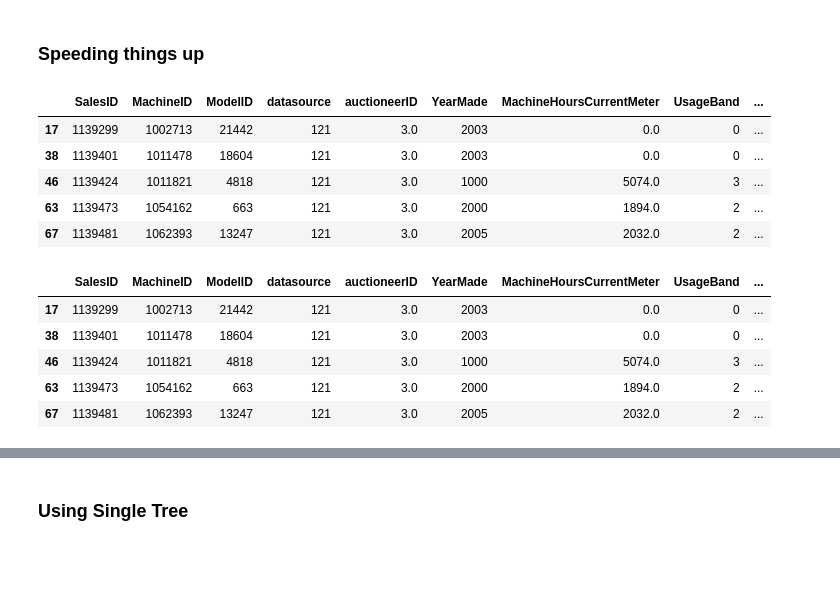
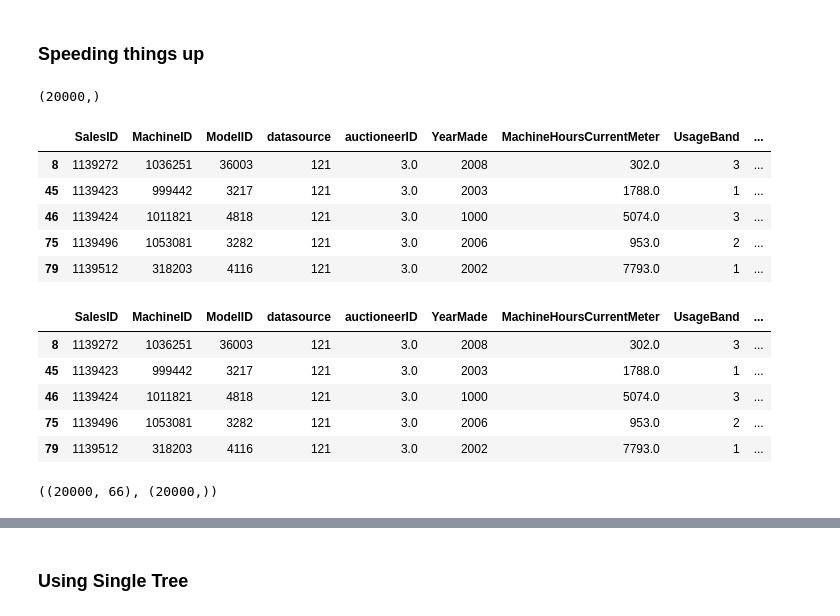
Before and after one commit to Ubaid-Manzoor/Blue-Book-for-Bulldozers-Kaggle, a Jupyter notebook: code/code.ipynb, the cells around one changed output, grey strips where cells are left out. Cells and saved outputs as stored; diff of their text form; code cells hidden in the pictures; blank space fills up the shorter version.

```diff
--- a/code/code.ipynb
+++ b/code/code.ipynb
@@ -229,5 +274,5 @@ df_raw.to_feather(f'{PATH}tmp/raw')
 # %% [markdown]
 ## Load Data from Feather form
 # %%
-df_raw = pd.read_feather(f'{PATH}tmp/raw')
+loaded_initial_df = pd.read_feather(f'{PATH}tmp/raw')
 # %%
@@ -298,26 +352,34 @@ Wall time: 50.8 s
 # %% [markdown]
 ### Speeding things up
 # %%
-df_trn, y_trn,_ = proc_df(df_raw, 'SalePrice', subset=30000) #Random Subset
-X_train, _ = split_vals(df_trn,20000)
-y_train, _ = split_vals(y_trn, 20000)
+processed_df, y,_ = proc_df(loaded_initial_df, 'SalePrice', subset=30000) #Random Subset
+X_train_processed, _ = split_vals(processed_df,20000)
+y_train, _ = split_vals(y, 20000)
+# %%
+y_train.shape
+# %% [output]
+(20000,)
 # %%
-X_train.head()
+X_train_processed.head()
 # %% [output]
 |  | SalesID | MachineID | ModelID | datasource | auctioneerID | YearMade | MachineHoursCurrentMeter | UsageBand | ... |
-| 17 | 1139299 | 1002713 | 21442 | 121 | 3.0 | 2003 | 0.0 | 0 | ... |
-| 38 | 1139401 | 1011478 | 18604 | 121 | 3.0 | 2003 | 0.0 | 0 | ... |
+| 8 | 1139272 | 1036251 | 36003 | 121 | 3.0 | 2008 | 302.0 | 3 | ... |
+| 45 | 1139423 | 999442 | 3217 | 121 | 3.0 | 2003 | 1788.0 | 1 | ... |
 | 46 | 1139424 | 1011821 | 4818 | 121 | 3.0 | 1000 | 5074.0 | 3 | ... |
-| 63 | 1139473 | 1054162 | 663 | 121 | 3.0 | 2000 | 1894.0 | 2 | ... |
-| 67 | 1139481 | 1062393 | 13247 | 121 | 3.0 | 2005 | 2032.0 | 2 | ... |
+| 75 | 1139496 | 1053081 | 3282 | 121 | 3.0 | 2006 | 953.0 | 2 | ... |
+| 79 | 1139512 | 318203 | 4116 | 121 | 3.0 | 2002 | 7793.0 | 1 | ... |
 # %%
-df_trn.head()
+processed_df.head()
 # %% [output]
 |  | SalesID | MachineID | ModelID | datasource | auctioneerID | YearMade | MachineHoursCurrentMeter | UsageBand | ... |
-| 17 | 1139299 | 1002713 | 21442 | 121 | 3.0 | 2003 | 0.0 | 0 | ... |
-| 38 | 1139401 | 1011478 | 18604 | 121 | 3.0 | 2003 | 0.0 | 0 | ... |
+| 8 | 1139272 | 1036251 | 36003 | 121 | 3.0 | 2008 | 302.0 | 3 | ... |
+| 45 | 1139423 | 999442 | 3217 | 121 | 3.0 | 2003 | 1788.0 | 1 | ... |
 | 46 | 1139424 | 1011821 | 4818 | 121 | 3.0 | 1000 | 5074.0 | 3 | ... |
-| 63 | 1139473 | 1054162 | 663 | 121 | 3.0 | 2000 | 1894.0 | 2 | ... |
-| 67 | 1139481 | 1062393 | 13247 | 121 | 3.0 | 2005 | 2032.0 | 2 | ... |
+| 75 | 1139496 | 1053081 | 3282 | 121 | 3.0 | 2006 | 953.0 | 2 | ... |
+| 79 | 1139512 | 318203 | 4116 | 121 | 3.0 | 2002 | 7793.0 | 1 | ... |
+# %%
+X_train_processed.shape,y_train.shape
+# %% [output]
+((20000, 66), (20000,))
 # %%
 model = RandomForestRegressor(n_jobs=-1)
```
Also changed, not shown: parts of 113 cells of this notebook.
